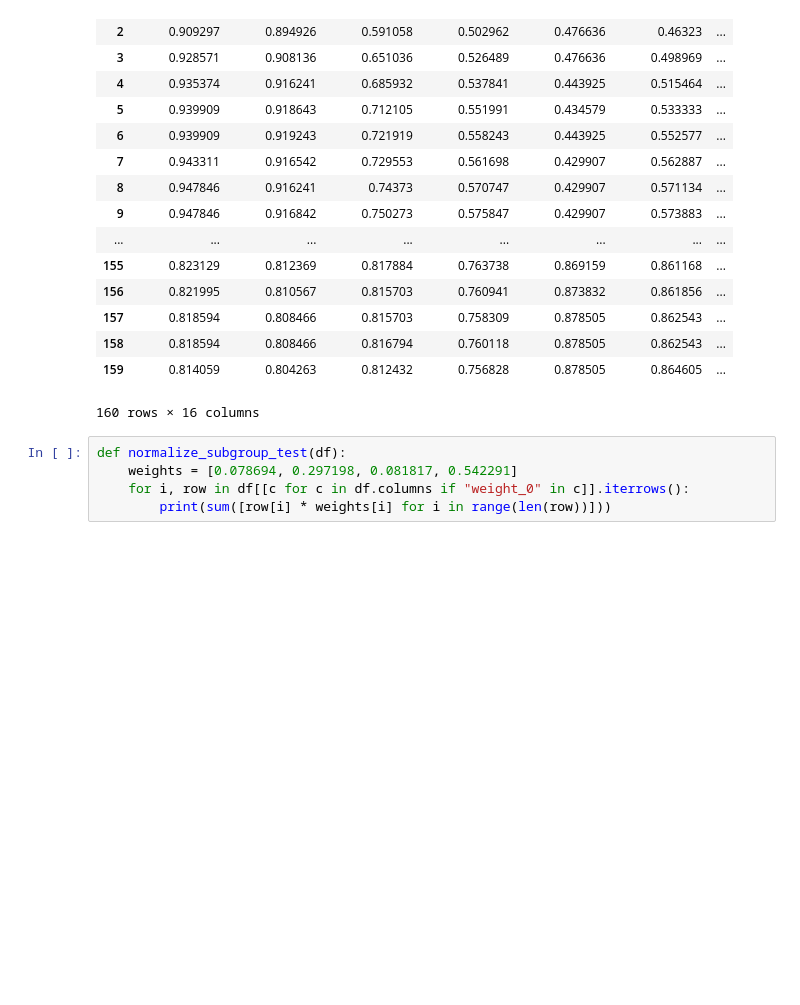
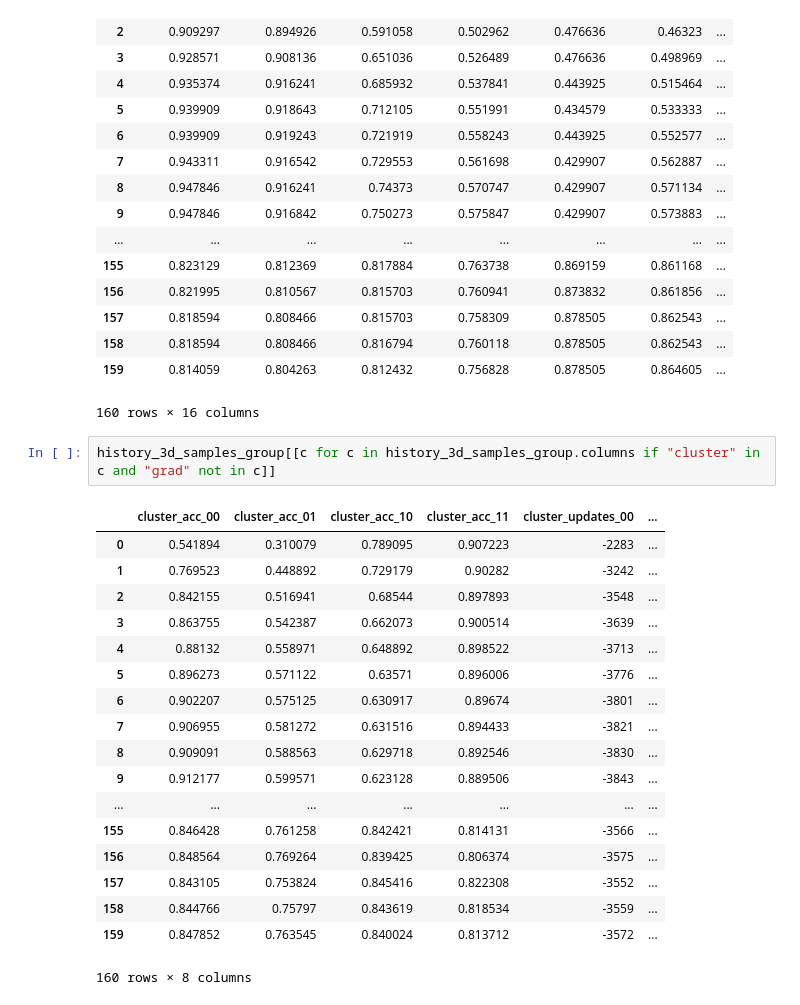
Before and after one commit to ghayat2/Agnostic_Fairness, a Jupyter notebook: Logistic_Regression/analysis.ipynb, the cells around one changed output. Drawn from its saved outputs; the diff is of its cells as text; blank space fills up the shorter version.

```diff
--- a/Logistic_Regression/analysis.ipynb
+++ b/Logistic_Regression/analysis.ipynb
@@ -194,8 +196,24 @@ history_3d_subgroup[[c for c in history_3d_subgroup.columns if "cluster" in c an
 | 158 | 0.818594 | 0.808466 | 0.816794 | 0.760118 | 0.878505 | 0.862543 | ... |
 | 159 | 0.814059 | 0.804263 | 0.812432 | 0.756828 | 0.878505 | 0.864605 | ... |
 160 rows × 16 columns
-# %%
-def normalize_subgroup_test(df):
-    weights = [0.078694, 0.297198, 0.081817, 0.542291]
-    for i, row in df[[c for c in df.columns if "weight_0" in c]].iterrows():
-        print(sum([row[i] * weights[i] for i in range(len(row))]))
+# %%
+history_3d_samples_group[[c for c in history_3d_samples_group.columns if "cluster" in c and "grad" not in c]]
+# %% [output]
+|  | cluster_acc_00 | cluster_acc_01 | cluster_acc_10 | cluster_acc_11 | cluster_updates_00 | ... |
+| 0 | 0.541894 | 0.310079 | 0.789095 | 0.907223 | -2283 | ... |
+| 1 | 0.769523 | 0.448892 | 0.729179 | 0.90282 | -3242 | ... |
+| 2 | 0.842155 | 0.516941 | 0.68544 | 0.897893 | -3548 | ... |
+| 3 | 0.863755 | 0.542387 | 0.662073 | 0.900514 | -3639 | ... |
+| 4 | 0.88132 | 0.558971 | 0.648892 | 0.898522 | -3713 | ... |
+| 5 | 0.896273 | 0.571122 | 0.63571 | 0.896006 | -3776 | ... |
+| 6 | 0.902207 | 0.575125 | 0.630917 | 0.89674 | -3801 | ... |
+| 7 | 0.906955 | 0.581272 | 0.631516 | 0.894433 | -3821 | ... |
+| 8 | 0.909091 | 0.588563 | 0.629718 | 0.892546 | -3830 | ... |
+| 9 | 0.912177 | 0.599571 | 0.623128 | 0.889506 | -3843 | ... |
+| ... | ... | ... | ... | ... | ... | ... |
+| 155 | 0.846428 | 0.761258 | 0.842421 | 0.814131 | -3566 | ... |
+| 156 | 0.848564 | 0.769264 | 0.839425 | 0.806374 | -3575 | ... |
+| 157 | 0.843105 | 0.753824 | 0.845416 | 0.822308 | -3552 | ... |
+| 158 | 0.844766 | 0.75797 | 0.843619 | 0.818534 | -3559 | ... |
+| 159 | 0.847852 | 0.763545 | 0.840024 | 0.813712 | -3572 | ... |
+160 rows × 8 columns
```
Also changed, not shown: parts of 2 cells of this notebook, 16 other files.
